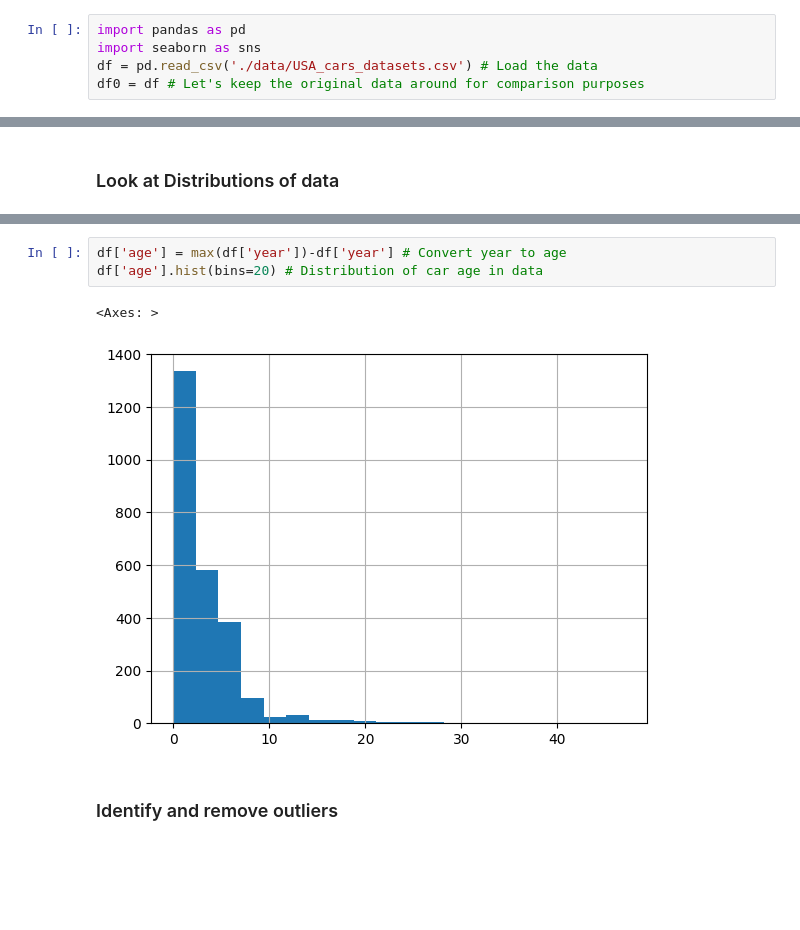
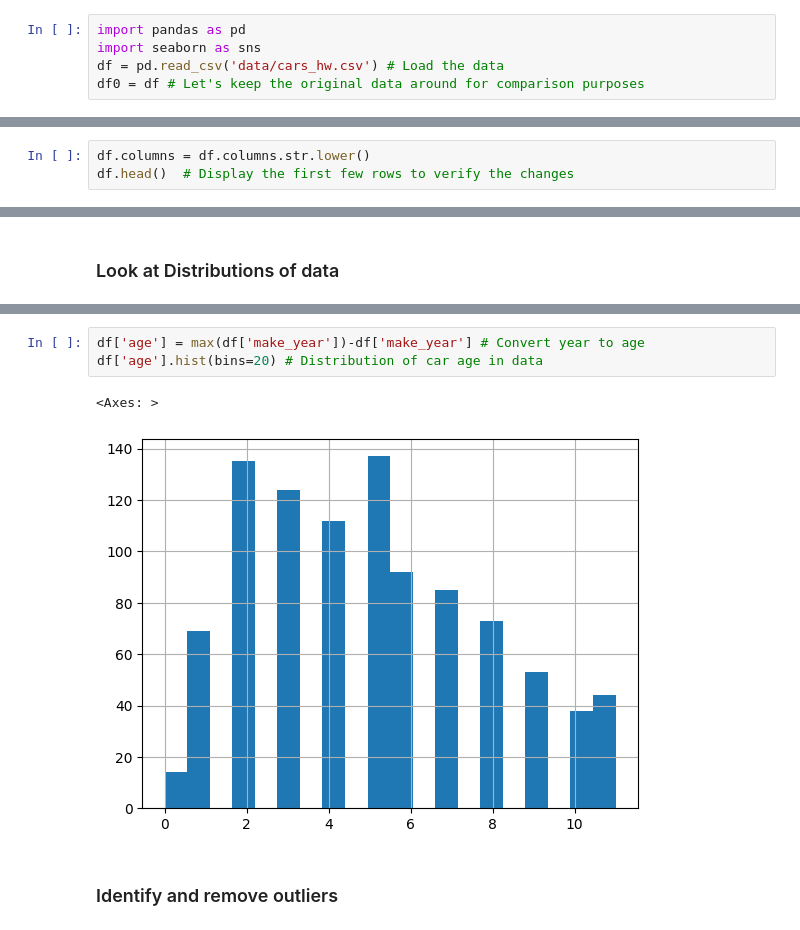
Before and after one commit to stefanregalia/DS-3021, a Jupyter notebook: 05.1_reg_data_prep/revised_linearRegression.ipynb, the cells around one changed output, grey strips where cells are left out. Drawn from its saved outputs; the diff is of its cells as text; blank space fills up the shorter version.

```diff
--- a/05.1_reg_data_prep/revised_linearRegression.ipynb
+++ b/05.1_reg_data_prep/revised_linearRegression.ipynb
@@ -110,5 +120,5 @@ plt.show()
 # %%
 import pandas as pd
 import seaborn as sns
-df = pd.read_csv('./data/USA_cars_datasets.csv') # Load the data
+df = pd.read_csv('data/cars_hw.csv') # Load the data
 df0 = df # Let's keep the original data around for comparison purposes
@@ -123,0 +125,3 @@ df.head() # Glance at the data
+# %%
+df.columns = df.columns.str.lower()
+df.head()  # Display the first few rows to verify the changes
@@ -131,9 +142,9 @@ df['price'].hist(bins=20)  #Distribution of car prices in data
 # %%
-df['age'] = max(df['year'])-df['year'] # Convert year to age
+df['age'] = max(df['make_year'])-df['make_year'] # Convert year to age
 df['age'].hist(bins=20) # Distribution of car age in data
 # %% [output]
 <Axes: >
-[figure, old version]
+[figure, new version]
 # %% [markdown]
 ### Identify and remove outliers
 # %%
```
Also changed, not shown: parts of 34 cells of this notebook, 1 other file.
